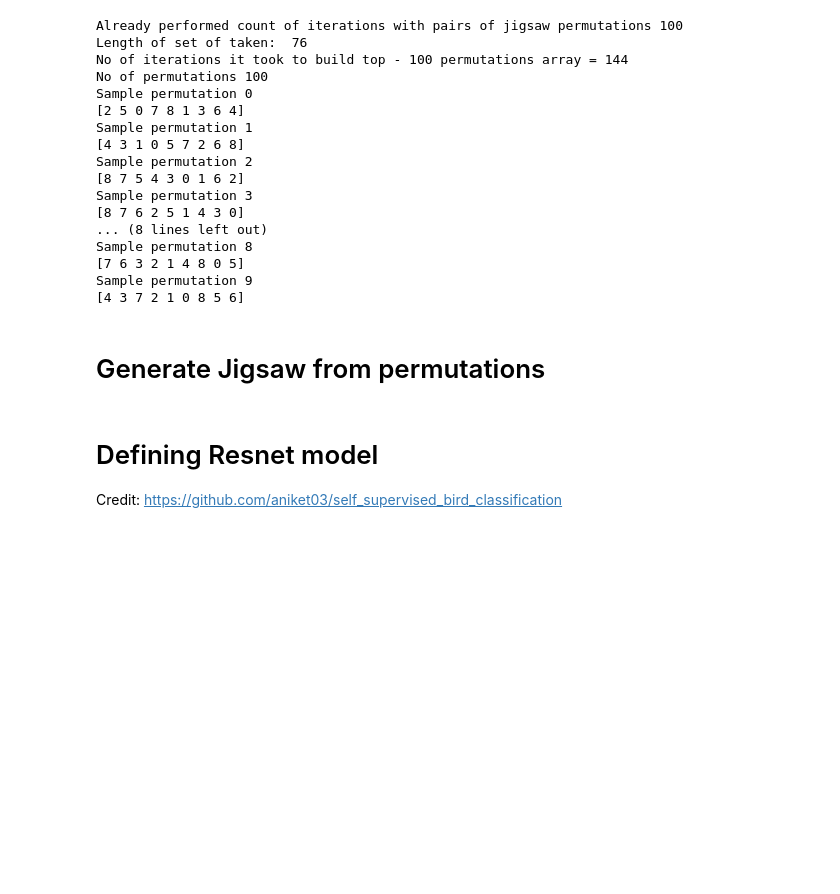
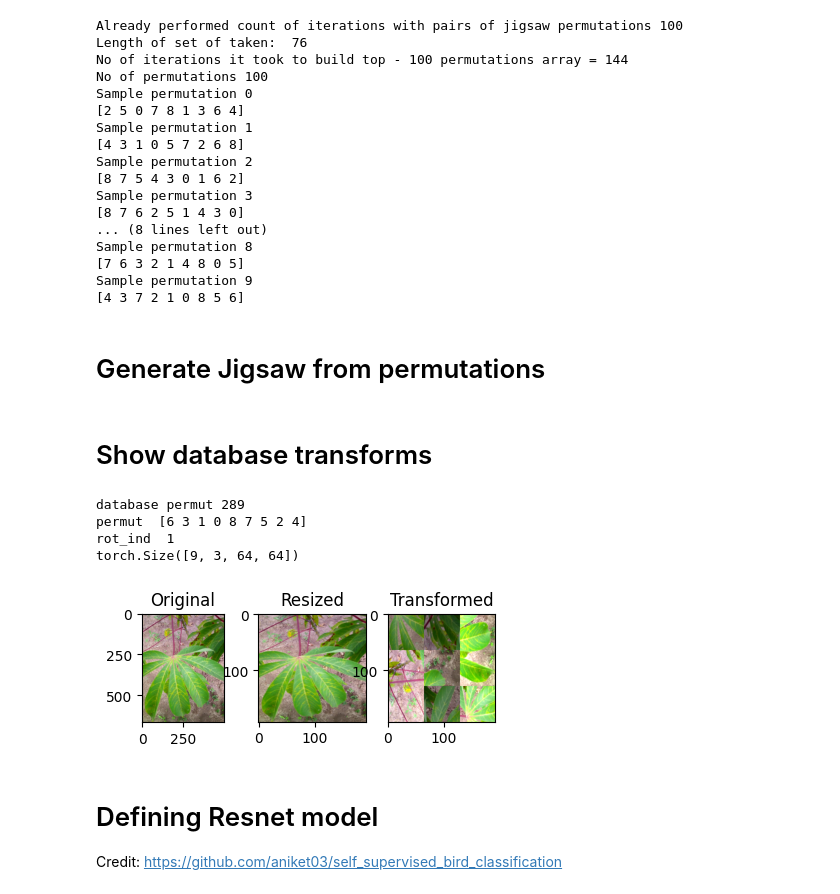
Before and after one commit to ghawkes333/JigsawSolver, a Jupyter notebook: Jigsaw_as_Pretext_task/Jigsaw_pretext.ipynb, the cells around one changed output. Cells and saved outputs as stored; diff of their text form; code cells hidden in the pictures; blank space fills up the shorter version.

Commit message:
Demonstrate model

```diff
--- a/Jigsaw_as_Pretext_task/Jigsaw_pretext.ipynb
+++ b/Jigsaw_as_Pretext_task/Jigsaw_pretext.ipynb
@@ -353,6 +357,45 @@ class GetJigsawPuzzleDataset(Dataset):
 
 
         return tensor_patches, permut_ind * 4 + rot_ind
+# %% [markdown]
+# Show database transforms
+# %%
+import torch
+from torchvision import transforms
+from PIL import Image
+from torch.utils.data import DataLoader
+from matplotlib import pyplot as plt
+
+model_file = 'resnet_jigsaw_solver_e1_js_trained.pt'
+num_outputs = 100 * 4
+files = ["drive/MyDrive/Final Project/extraimages2/extraimages/extra-image-15003.jpg"]
+permuts_file_path = "selected_permuts.npy"
+
+
+
+# Make sure the first cell that generates selected permuts is there
+
+
+# Use same transforms as training
+data_transform = transforms.Compose([
+    transforms.RandomCrop((64, 64)),
+    transforms.ColorJitter(brightness=[0.5, 1.5]),
+    transforms.ToTensor(),
+])
+
+ds = GetJigsawPuzzleDataset(files, permuts_file_path, transform=data_transform)
+
+permut_to_test = 0
+tensor_to_test = 0
+for d in ds:
+  tensor_to_test, permut_to_test = d
+  print(tensor_to_test.shape)
+# %% [output]
+database permut 289
+permut  [6 3 1 0 8 7 5 2 4]
+rot_ind  1
+torch.Size([9, 3, 64, 64])
+[figure, added]
 # %% [markdown]
 # Defining Resnet model
 Credit: https://github.com/aniket03/self_supervised_bird_classification
```
Also changed, not shown: parts of 2 cells of this notebook.
